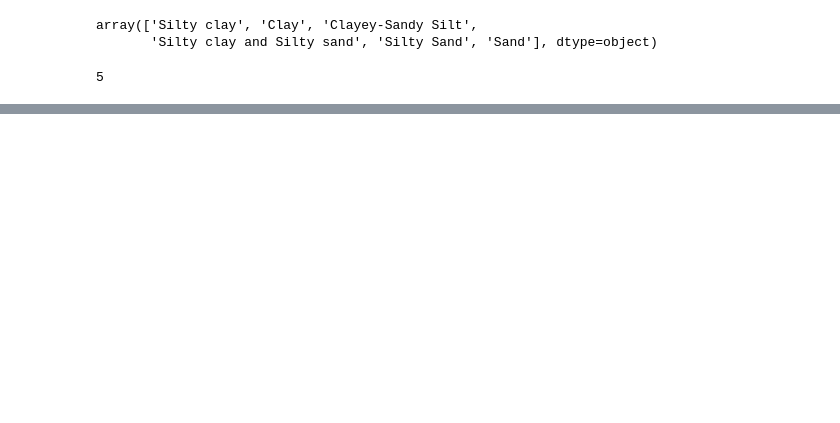
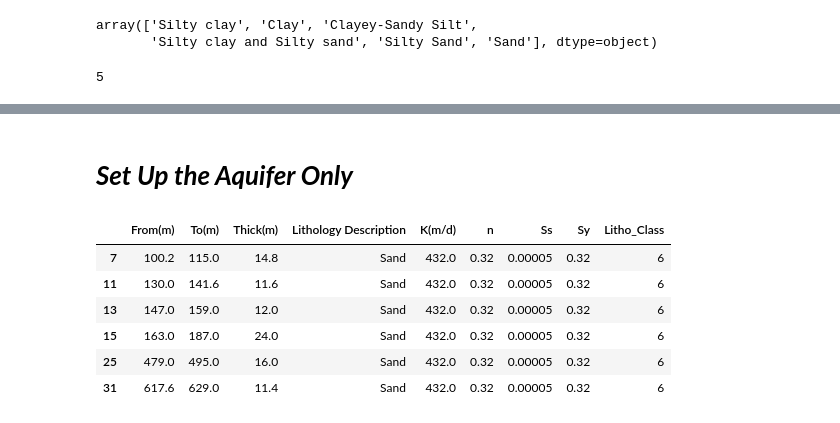
Before and after one commit to DommiiUdomp/MAP-Hungary, a Jupyter notebook: CleanWell.ipynb, the cells around one changed output, grey strips where cells are left out. Saved outputs shown, nothing was run; the diff lists cells and outputs as text; code cells hidden in the pictures; blank space fills up the shorter version.

```diff
--- a/CleanWell.ipynb
+++ b/CleanWell.ipynb
@@ -440,3 +437,5 @@ fig.update_yaxes(autorange="reversed")
 fig.show()
 # %% [output]
 [interactive output not drawn]
+# %% [markdown]
+# ***Set Up the Aquifer Only***
@@ -442,0 +452,11 @@ fig.show()
+# %%
+aq_50 = aquifer(merge_k50)
+aq_50
+# %% [output]
+|  | From(m) | To(m) | Thick(m) | Lithology Description | K(m/d) | n | Ss | Sy | Litho_Class |
+| 7 | 100.2 | 115.0 | 14.8 | Sand | 432.0 | 0.32 | 0.00005 | 0.32 | 6 |
+| 11 | 130.0 | 141.6 | 11.6 | Sand | 432.0 | 0.32 | 0.00005 | 0.32 | 6 |
+| 13 | 147.0 | 159.0 | 12.0 | Sand | 432.0 | 0.32 | 0.00005 | 0.32 | 6 |
+| 15 | 163.0 | 187.0 | 24.0 | Sand | 432.0 | 0.32 | 0.00005 | 0.32 | 6 |
+| 25 | 479.0 | 495.0 | 16.0 | Sand | 432.0 | 0.32 | 0.00005 | 0.32 | 6 |
+| 31 | 617.6 | 629.0 | 11.4 | Sand | 432.0 | 0.32 | 0.00005 | 0.32 | 6 |
```
Also changed, not shown: parts of 12 cells of this notebook.
